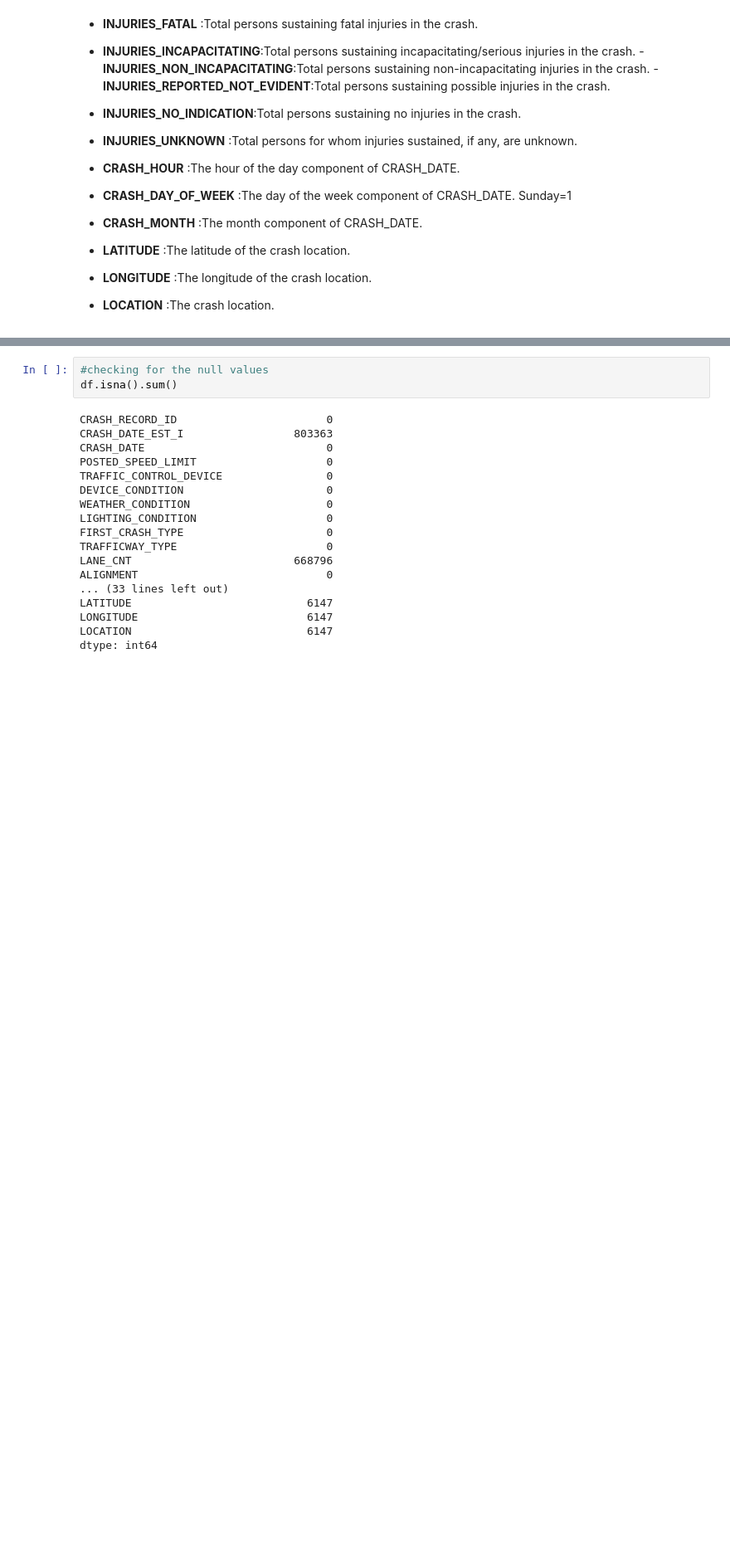
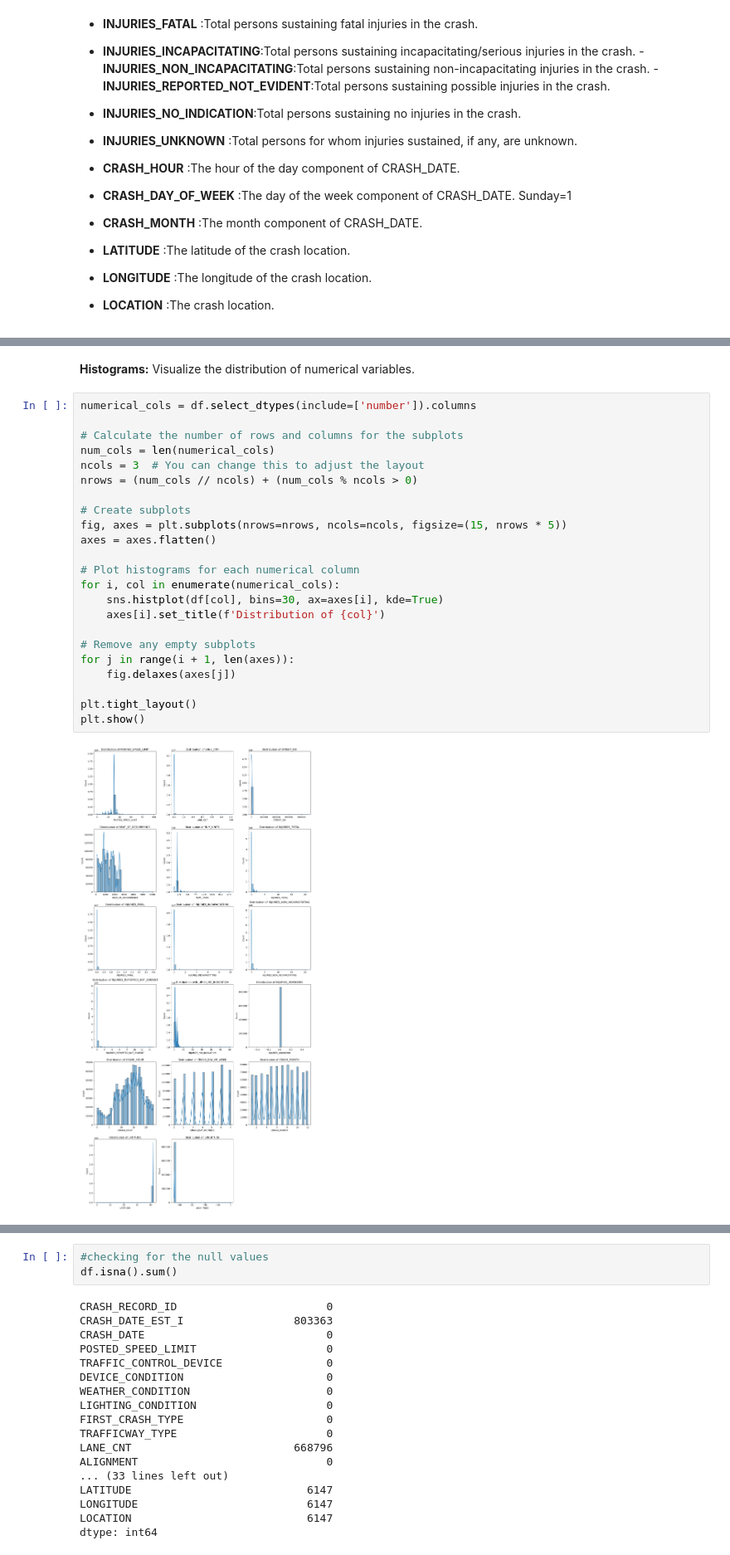
Before and after one commit to IdrisFallout/ChicagoCarCrashes, a Jupyter notebook: EDA.ipynb, the cells around one changed output, grey strips where cells are left out. Shown at 83% size. Cells and saved outputs as stored; diff of their text form; blank space fills up the shorter version.

```diff
--- a/EDA.ipynb
+++ b/EDA.ipynb
@@ -121,0 +221,27 @@ travel path of a bicyclist, causing a crash.
+# %% [markdown]
+**Histograms:** Visualize the distribution of numerical variables.
+# %%
+numerical_cols = df.select_dtypes(include=['number']).columns
+
+# Calculate the number of rows and columns for the subplots
+num_cols = len(numerical_cols)
+ncols = 3  # You can change this to adjust the layout
+nrows = (num_cols // ncols) + (num_cols % ncols > 0)
+
+# Create subplots
+fig, axes = plt.subplots(nrows=nrows, ncols=ncols, figsize=(15, nrows * 5))
+axes = axes.flatten()
+
+# Plot histograms for each numerical column
+for i, col in enumerate(numerical_cols):
+    sns.histplot(df[col], bins=30, ax=axes[i], kde=True)
+    axes[i].set_title(f'Distribution of {col}')
+
+# Remove any empty subplots
+for j in range(i + 1, len(axes)):
+    fig.delaxes(axes[j])
+
+plt.tight_layout()
+plt.show()
+# %% [output]
+[figure, added]
```
Also changed, not shown: parts of 47 cells of this notebook, 2 other files.
